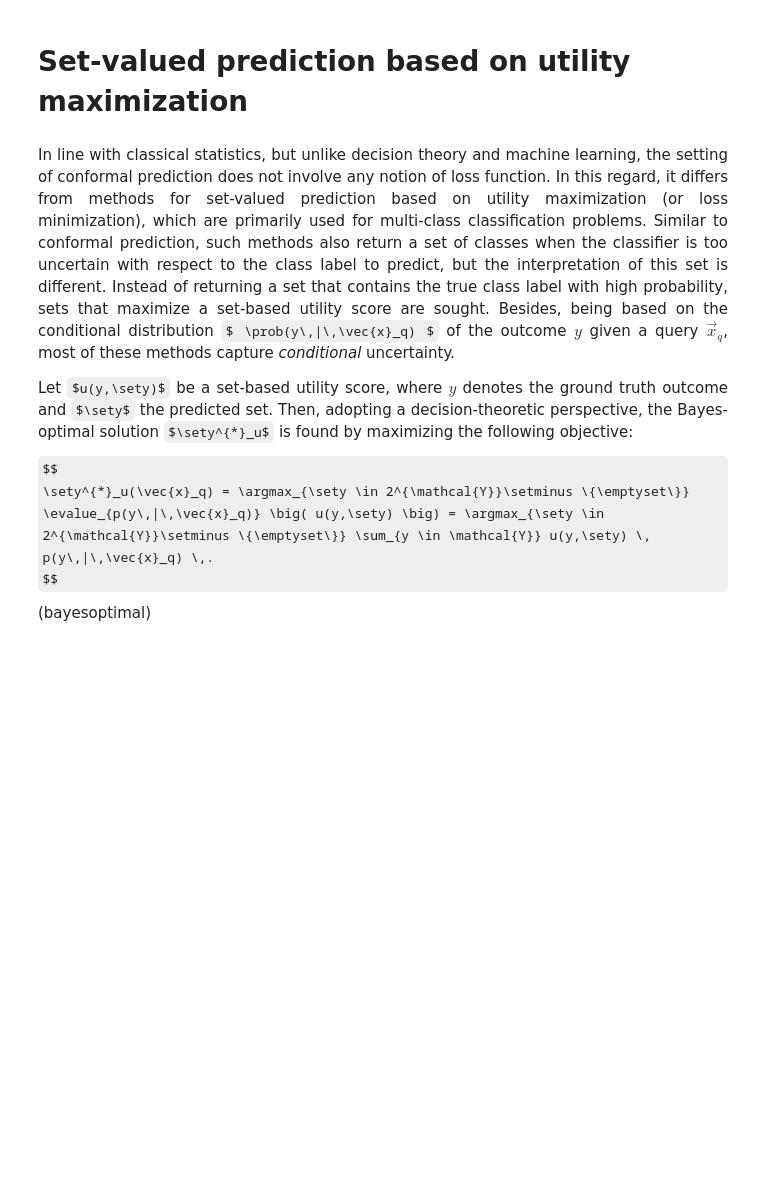
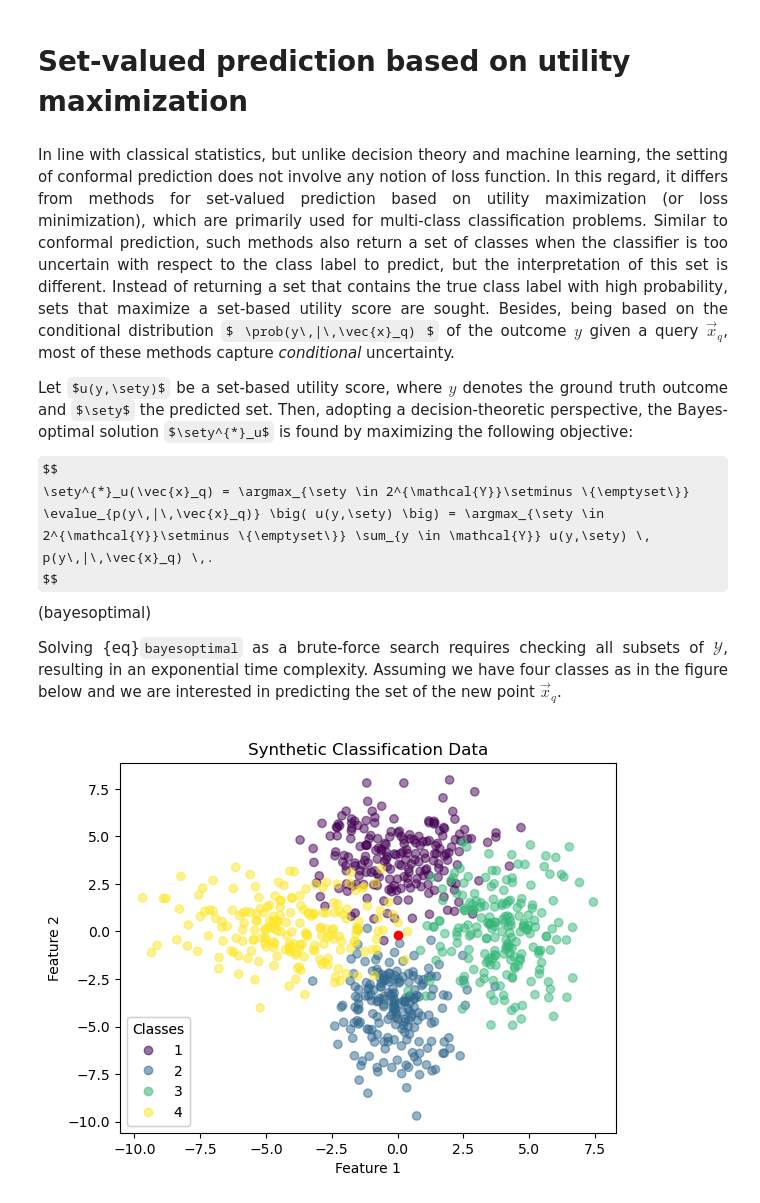
Before and after one commit to tloehrlmu/PageTest, a Jupyter notebook: chapter-setValued_utilityMaximization/intro.ipynb, the cells around one changed output. Cells and saved outputs as stored; diff of their text form; code cells hidden in the pictures; some formulas as TeX source; blank space fills up the shorter version.

```diff
--- a/chapter-setValued_utilityMaximization/intro.ipynb
+++ b/chapter-setValued_utilityMaximization/intro.ipynb
@@ -12,4 +17,53 @@ $$
 \sety^{*}_u(\vec{x}_q) = \argmax_{\sety \in 2^{\mathcal{Y}}\setminus \{\emptyset\}} \evalue_{p(y\,|\,\vec{x}_q)} \big( u(y,\sety) \big) = \argmax_{\sety \in 2^{\mathcal{Y}}\setminus \{\emptyset\}} \sum_{y \in \mathcal{Y}} u(y,\sety) \, p(y\,|\,\vec{x}_q) \,.
 $$(bayesoptimal)
 
+Solving {eq}`bayesoptimal` as a brute-force search requires checking all subsets of $\mathcal{Y}$, resulting in an exponential time complexity.
+Assuming we have four classes as in the figure below and we are interested in predicting the set of the new point $\vec{x}_q$.
+
 </div>
+# %%
+def powerset_without_empty_set(iterable):
+    "powerset([1,2,3]) → () (1,) (2,) (3,) (1,2) (1,3) (2,3) (1,2,3)"
+    s = list(iterable)
+    return chain.from_iterable(combinations(s, r) for r in range(1,len(s)+1)) # we start with 1 to not have the empty set contained
+
+def plot_synthetic_data(ax,X,y, new_point, title):
+    ax.set_title(title)
+
+    scatter = ax.scatter(X[:, 0], X[:, 1], c=y, alpha=.5)
+    ax.scatter(*new_point, c="r")
+
+    # produce a legend with the unique colors from the scatter
+    legend1 = ax.legend(*scatter.legend_elements(), loc="lower left", title="Classes")
+    ax.add_artist(legend1)
+
+    ax.set_xlabel("Feature 1")
+    ax.set_ylabel("Feature 2")
+
+
+n_samples = 200
+n_classes = 4
+classes = list(range(1,n_classes+1))
+random_state = 41
+
+# parameters for toy data
+means = [(0,4),(0,-4),(4,0),(-4,0)]
+covs = [np.eye(2)*2.5,np.diag([1.5,2.8]), np.diag([1.5,4.5]), np.diag([3.8,2])]
+
+np.random.seed(random_state)
+
+X = np.vstack([
+    np.random.multivariate_normal(mean,cov,n_samples)
+    for mean,cov in zip(means,covs)
+])
+y = np.hstack([np.full(n_samples,i) for i in classes])
+
+x_q = np.array([0, -0.2])
+
+fig, ax = plt.subplots()
+
+plot_synthetic_data(ax,X,y,x_q,"Synthetic Classification Data")
+
+plt.show()
+# %% [output]
+[figure, added]
```
Also changed, not shown: parts of 11 cells of this notebook.
